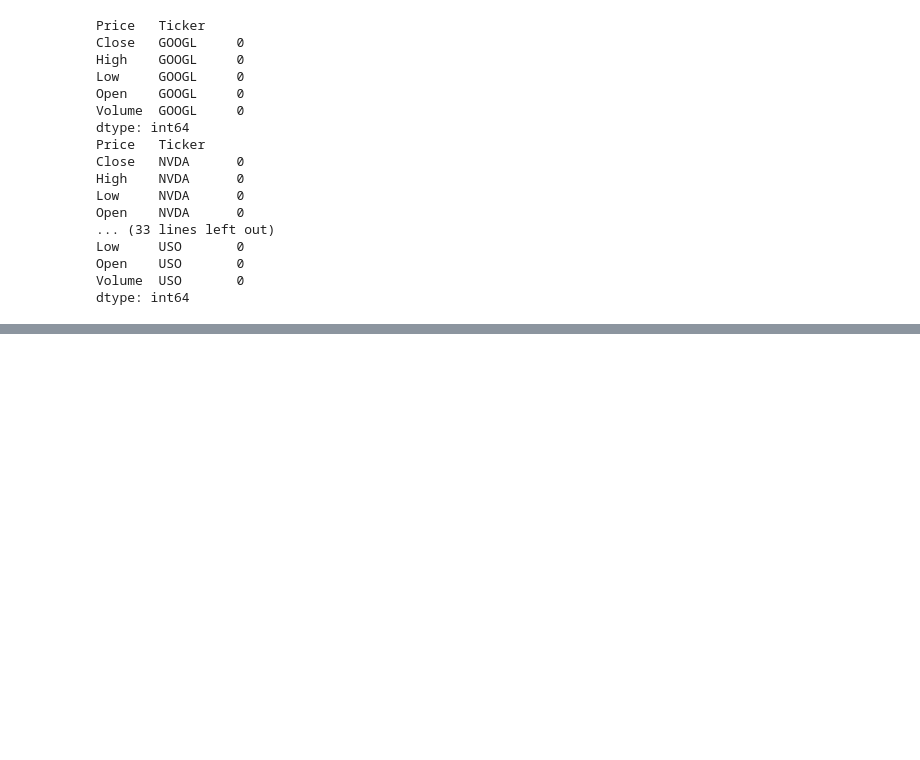
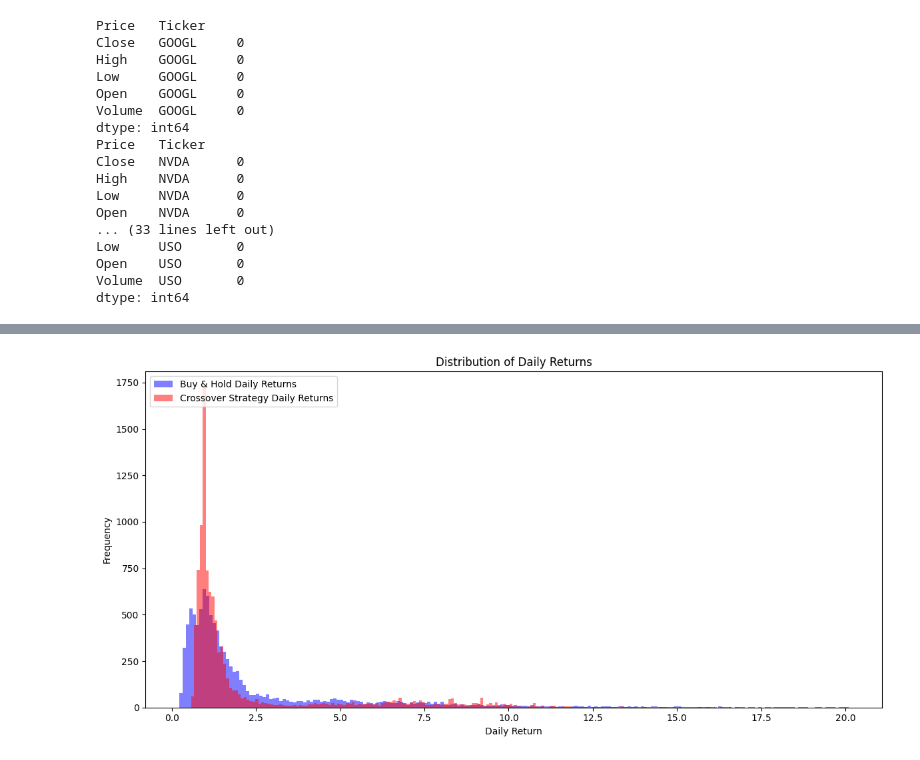
Before and after one commit to dgalassi99/quant-lab, a Jupyter notebook: 01_foundations/W2_Moving_Average_Strategy.ipynb, the cells around one changed output, grey strips where cells are left out. Cells and saved outputs as stored; diff of their text form; code cells hidden in the pictures; blank space fills up the shorter version.

```diff
--- a/01_foundations/W2_Moving_Average_Strategy.ipynb
+++ b/01_foundations/W2_Moving_Average_Strategy.ipynb
@@ -146,0 +236,13 @@ df[df['signal'] == 1]
+# %%
+#distributions of daily returns
+plt.figure(figsize=(12, 6))
+plt.hist(results['Buy & Hold'].dropna(), bins=200, alpha=0.5, label="Buy & Hold Daily Returns", color='blue')
+plt.hist(results['Crossover Strategy'].dropna(), bins=200, alpha=0.5, label="Crossover Strategy Daily Returns", color='red')
+plt.title('Distribution of Daily Returns')
+plt.xlabel('Daily Return')
+plt.ylabel('Frequency')
+plt.legend(loc='upper left')
+plt.tight_layout()
+plt.show()
+# %% [output]
+[figure, added]
```
Also changed, not shown: parts of 18 cells of this notebook.
